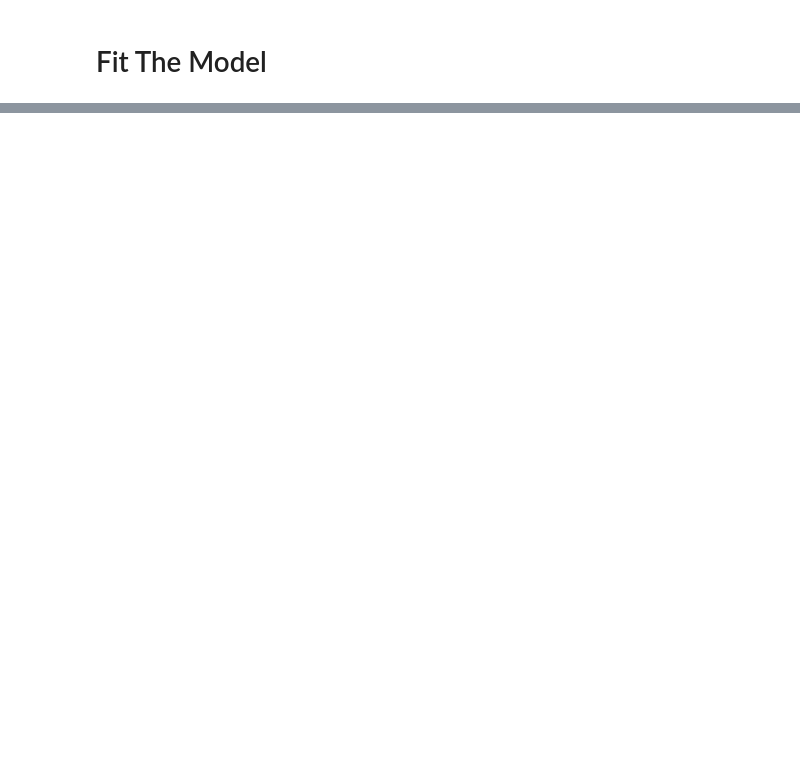
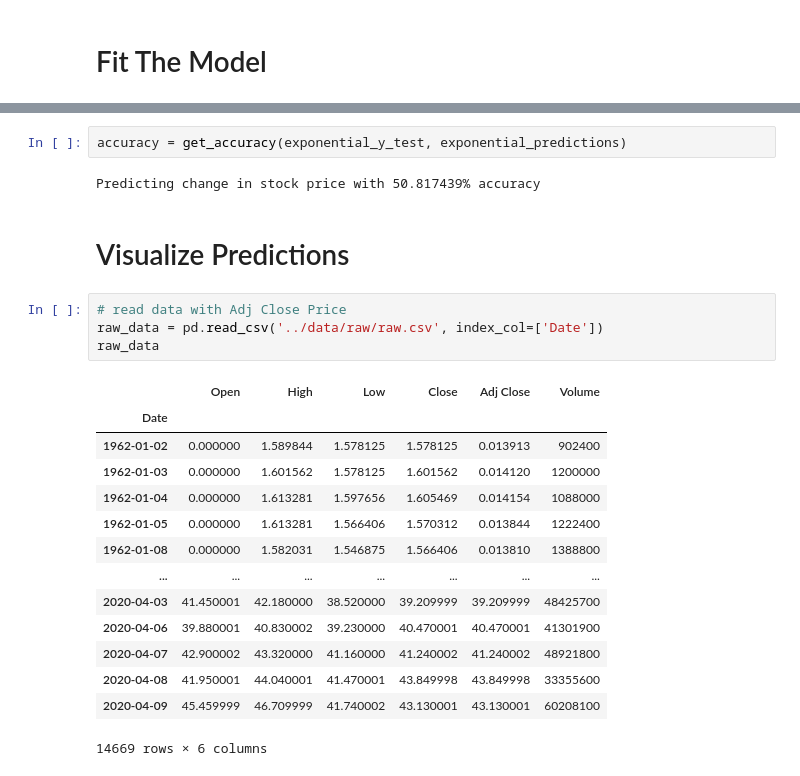
Before and after one commit to AHalarewicz/TimeSeriesAnalysis, a Jupyter notebook: notebooks/LSTM_predictions.ipynb, the cells around one changed output, grey strips where cells are left out. Saved outputs shown, nothing was run; the diff lists cells and outputs as text; blank space fills up the shorter version.

```diff
--- a/notebooks/LSTM_predictions.ipynb
+++ b/notebooks/LSTM_predictions.ipynb
@@ -206,0 +313,25 @@ Epoch 2/2
+# %%
+accuracy = get_accuracy(exponential_y_test, exponential_predictions)
+# %% [output]
+Predicting change in stock price with 50.817439% accuracy
+# %% [markdown]
+# Visualize Predictions
+# %%
+# read data with Adj Close Price
+raw_data = pd.read_csv('../data/raw/raw.csv', index_col=['Date'])
+raw_data
+# %% [output]
+|  | Open | High | Low | Close | Adj Close | Volume |
+| Date |  |  |  |  |  |  |
+| 1962-01-02 | 0.000000 | 1.589844 | 1.578125 | 1.578125 | 0.013913 | 902400 |
+| 1962-01-03 | 0.000000 | 1.601562 | 1.578125 | 1.601562 | 0.014120 | 1200000 |
+| 1962-01-04 | 0.000000 | 1.613281 | 1.597656 | 1.605469 | 0.014154 | 1088000 |
+| 1962-01-05 | 0.000000 | 1.613281 | 1.566406 | 1.570312 | 0.013844 | 1222400 |
+| 1962-01-08 | 0.000000 | 1.582031 | 1.546875 | 1.566406 | 0.013810 | 1388800 |
+| ... | ... | ... | ... | ... | ... | ... |
+| 2020-04-03 | 41.450001 | 42.180000 | 38.520000 | 39.209999 | 39.209999 | 48425700 |
+| 2020-04-06 | 39.880001 | 40.830002 | 39.230000 | 40.470001 | 40.470001 | 41301900 |
+| 2020-04-07 | 42.900002 | 43.320000 | 41.160000 | 41.240002 | 41.240002 | 48921800 |
+| 2020-04-08 | 41.950001 | 44.040001 | 41.470001 | 43.849998 | 43.849998 | 33355600 |
+| 2020-04-09 | 45.459999 | 46.709999 | 41.740002 | 43.130001 | 43.130001 | 60208100 |
+14669 rows × 6 columns
```
Also changed, not shown: parts of 21 cells of this notebook, 1 other file.
